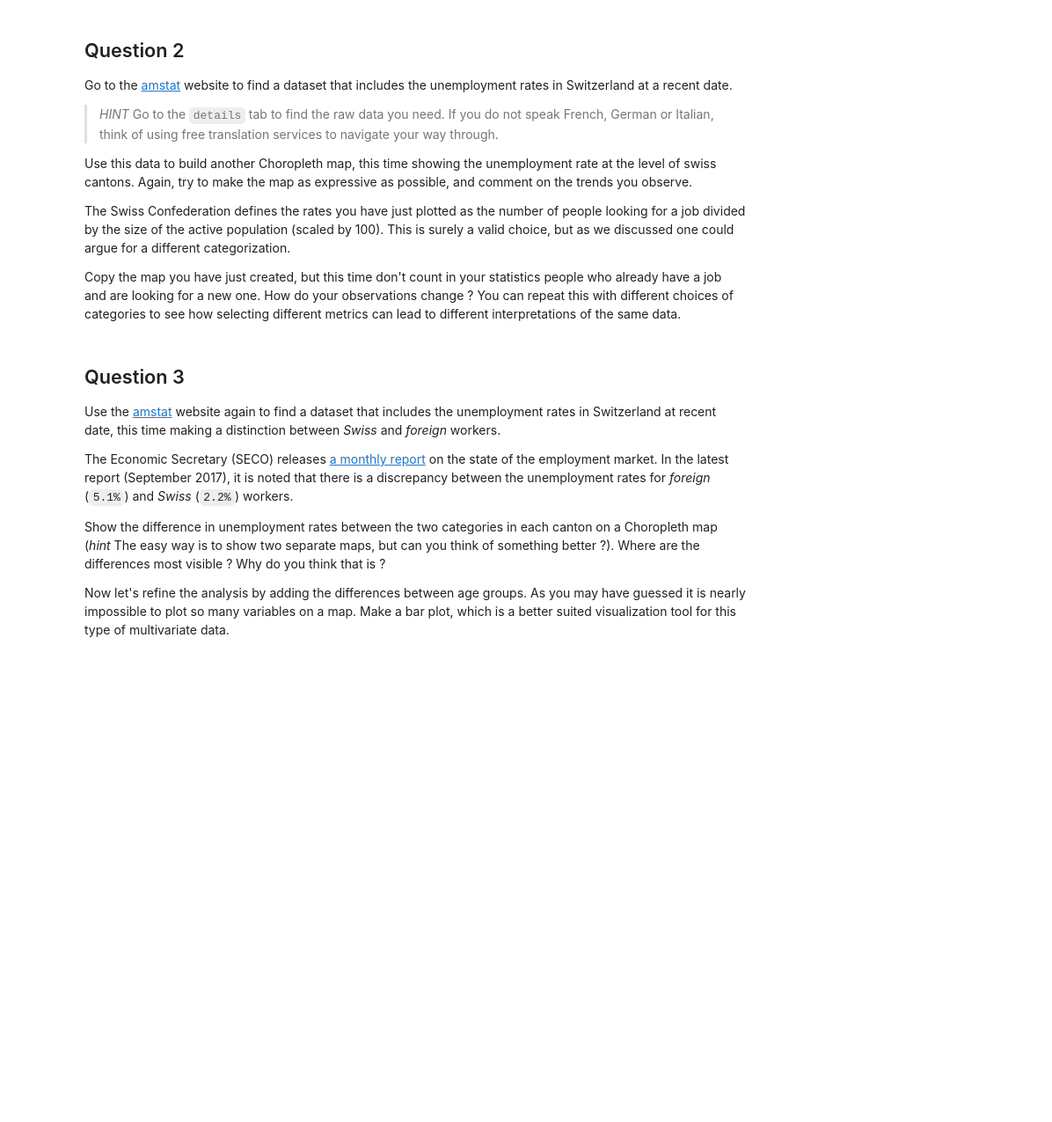
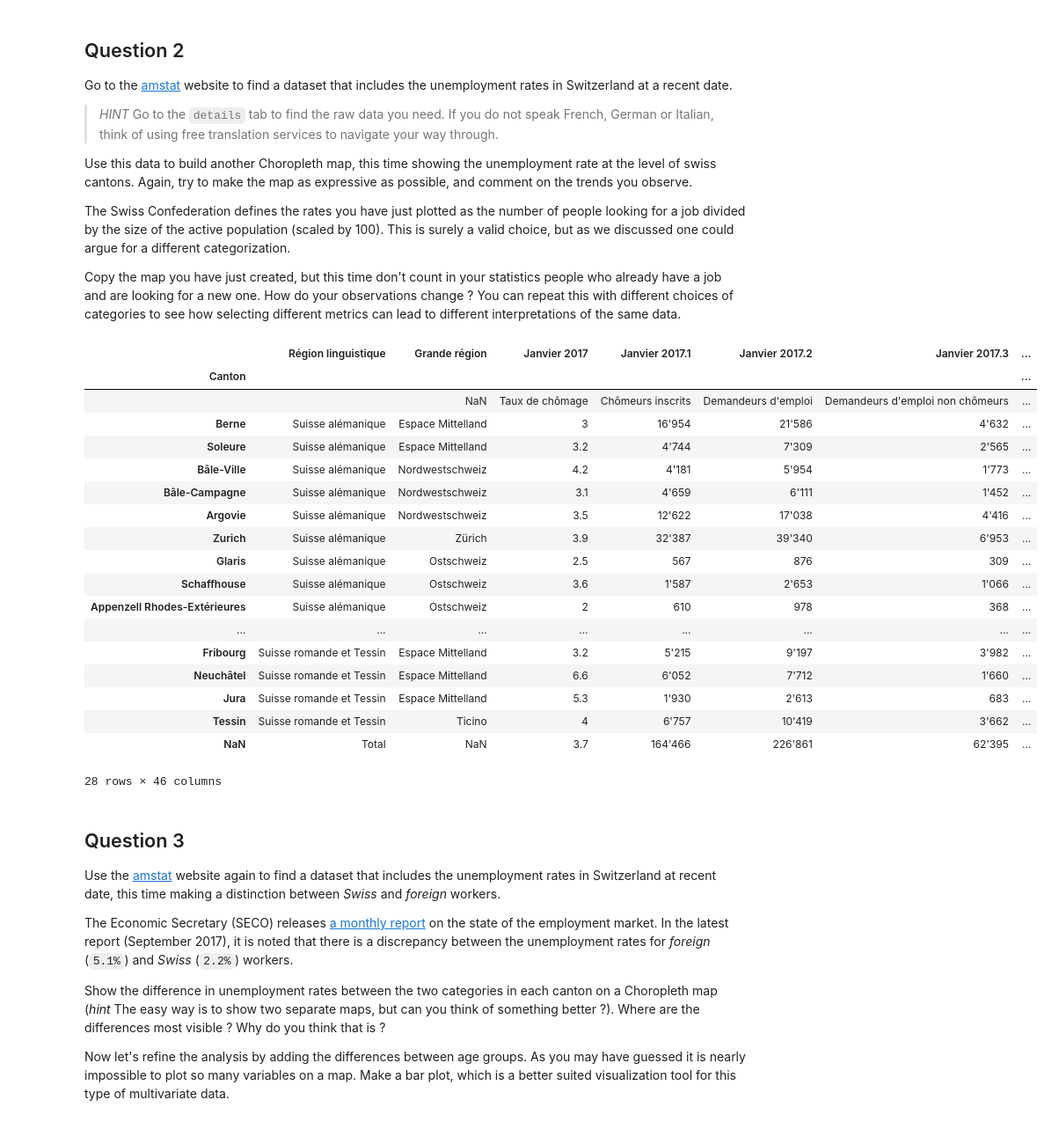
Before and after one commit to Polymere/ADA_Group, a Jupyter notebook: Homework/03 - Interactive Viz/DataViz.ipynb, the cells around one changed output. Shown at 88% size. Drawn from its saved outputs; the diff is of its cells as text; code cells hidden in the pictures; blank space fills up the shorter version.

```diff
--- a/Homework/03 - Interactive Viz/DataViz.ipynb
+++ b/Homework/03 - Interactive Viz/DataViz.ipynb
@@ -102,6 +106,35 @@ Go to the [amstat](https://www.amstat.ch) website to find a dataset that include
    The Swiss Confederation defines the rates you have just plotted as the number of people looking for a job divided by the size of the active population (scaled by 100). This is surely a valid choice, but as we discussed one could argue for a different categorization.
 
    Copy the map you have just created, but this time don't count in your statistics people who already have a job and are looking for a new one. How do your observations change ? You can repeat this with different choices of categories to see how selecting different metrics can lead to different interpretations of the same data.
+# %%
+path='./dataCH/TauxDeChomageCH.csv'
+df=pd.read_csv(path, thousands='\'',encoding='utf_16le',
+index_col=['Canton'])
+
+df.drop('Grande région',axis=1,inplace=True)
+df.drop('Mois', axis=1, inplace=True)
+df.rename(columns={df.columns[1]:'Grande région'}, inplace=True)
+df
+# %% [output]
+|  | Région linguistique | Grande région | Janvier 2017 | Janvier 2017.1 | Janvier 2017.2 | Janvier 2017.3 | ... |
+| Canton |  |  |  |  |  |  | ... |
+|  |  | NaN | Taux de chômage | Chômeurs inscrits | Demandeurs d'emploi | Demandeurs d'emploi non chômeurs | ... |
+| Berne | Suisse alémanique | Espace Mittelland | 3 | 16'954 | 21'586 | 4'632 | ... |
+| Soleure | Suisse alémanique | Espace Mittelland | 3.2 | 4'744 | 7'309 | 2'565 | ... |
+| Bâle-Ville | Suisse alémanique | Nordwestschweiz | 4.2 | 4'181 | 5'954 | 1'773 | ... |
+| Bâle-Campagne | Suisse alémanique | Nordwestschweiz | 3.1 | 4'659 | 6'111 | 1'452 | ... |
+| Argovie | Suisse alémanique | Nordwestschweiz | 3.5 | 12'622 | 17'038 | 4'416 | ... |
+| Zurich | Suisse alémanique | Zürich | 3.9 | 32'387 | 39'340 | 6'953 | ... |
+| Glaris | Suisse alémanique | Ostschweiz | 2.5 | 567 | 876 | 309 | ... |
+| Schaffhouse | Suisse alémanique | Ostschweiz | 3.6 | 1'587 | 2'653 | 1'066 | ... |
+| Appenzell Rhodes-Extérieures | Suisse alémanique | Ostschweiz | 2 | 610 | 978 | 368 | ... |
+| ... | ... | ... | ... | ... | ... | ... | ... |
+| Fribourg | Suisse romande et Tessin | Espace Mittelland | 3.2 | 5'215 | 9'197 | 3'982 | ... |
+| Neuchâtel | Suisse romande et Tessin | Espace Mittelland | 6.6 | 6'052 | 7'712 | 1'660 | ... |
+| Jura | Suisse romande et Tessin | Espace Mittelland | 5.3 | 1'930 | 2'613 | 683 | ... |
+| Tessin | Suisse romande et Tessin | Ticino | 4 | 6'757 | 10'419 | 3'662 | ... |
+| NaN | Total | NaN | 3.7 | 164'466 | 226'861 | 62'395 | ... |
+28 rows × 46 columns
 # %% [markdown]
 ## Question 3
  Use the [amstat](https://www.amstat.ch) website again to find a dataset that includes the unemployment rates in Switzerland at recent date, this time making a distinction between *Swiss* and *foreign* workers.
```
Also changed, not shown: parts of 7 cells of this notebook, 3 other files.
